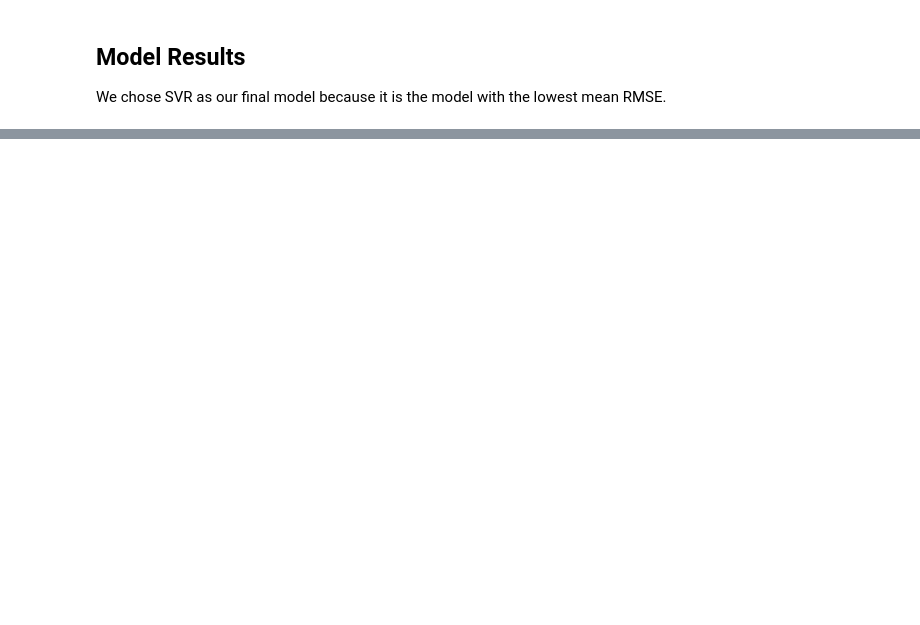
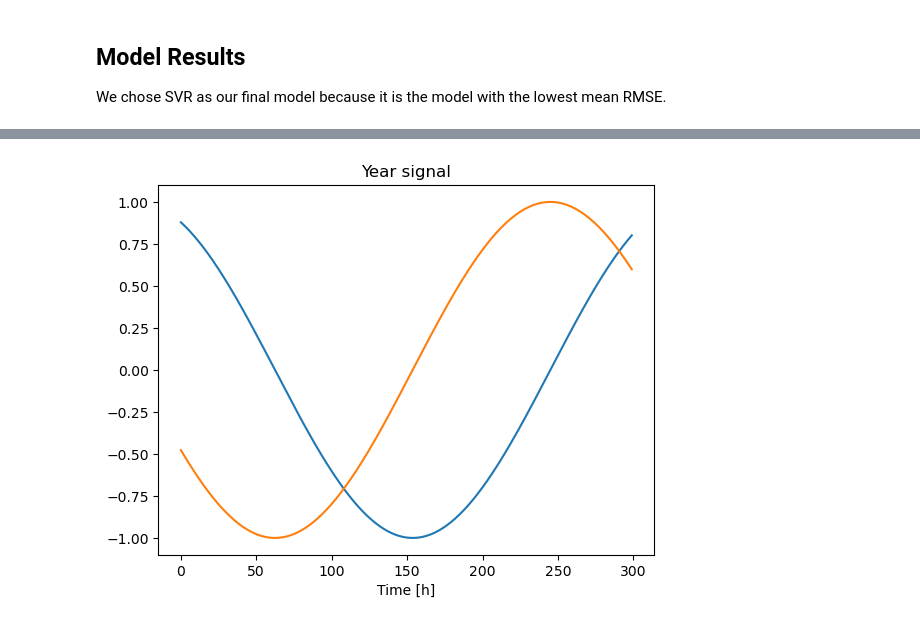
Before and after one commit to selinawaang/Groundwater-Time-series-Modeling, a Jupyter notebook: Germany_prediction.ipynb, the cells around one changed output, grey strips where cells are left out. Cells and saved outputs as stored; diff of their text form; code cells hidden in the pictures; blank space fills up the shorter version.

Commit message:
updated code for modularity, added LSTM pipeline

```diff
--- a/Germany_prediction.ipynb
+++ b/Germany_prediction.ipynb
@@ -489,0 +613,35 @@ plt.show()
+# %%
+class Standardize():
+    def __init__(self, train_df, val_df, test_df, target_col):
+        self.train_df = train_df
+        self.val_df = val_df
+        self.test_df = test_df
+        self.train_mean = self.train_df.mean()
+        self.train_std = self.train_df.std()
+        self.target_col = target_col
+
+    def scale(self):
+        self.train_df = (self.train_df - self.train_mean) / self.train_std
+        self.val_df = (self.val_df - self.train_mean) / self.train_std
+        self.test_df = (self.test_df - self.train_mean) / self.train_std
+
+        return self.train_df, self.val_df, self.test_df
+
+
+    def reverse_scale_target(self, data):
+        reversed_data = data * self.train_std[self.target_col] + self.train_mean[self.target_col]
+
+        return reversed_data
+# %%
+def split_X_y(train_df, val_df, test_df):
+
+    train_X_df = train_df.drop(columns = ['head'])
+    train_y_df = train_df['head']
+
+    val_X_df = val_df.drop(columns = ['head'])
+    val_y_df = val_df['head']
+
+    test_X_df = test_df.drop(columns = ['head'])
+    test_y_df = test_df['head']
+
+    return train_X_df, train_y_df, val_X_df, val_y_df, test_X_df, test_y_df
@@ -489,0 +794,12 @@ plt.show()
+# %%
+# perform feature engineering
+
+lstm_ft_eng = engineer_features(df)
+lstm_ft_eng.year_signal()
+
+df = lstm_ft_eng.df
+
+# create train-val-test data
+train_X, train_y, val_X, val_y, test_X, test_y, scale_method = preprocessing_pipeline(df, '2015','2016', 30, Standardize, 'head')
+# %% [output]
+[figure, added]
```
Also changed, not shown: parts of 55 cells of this notebook, 2 other files.
